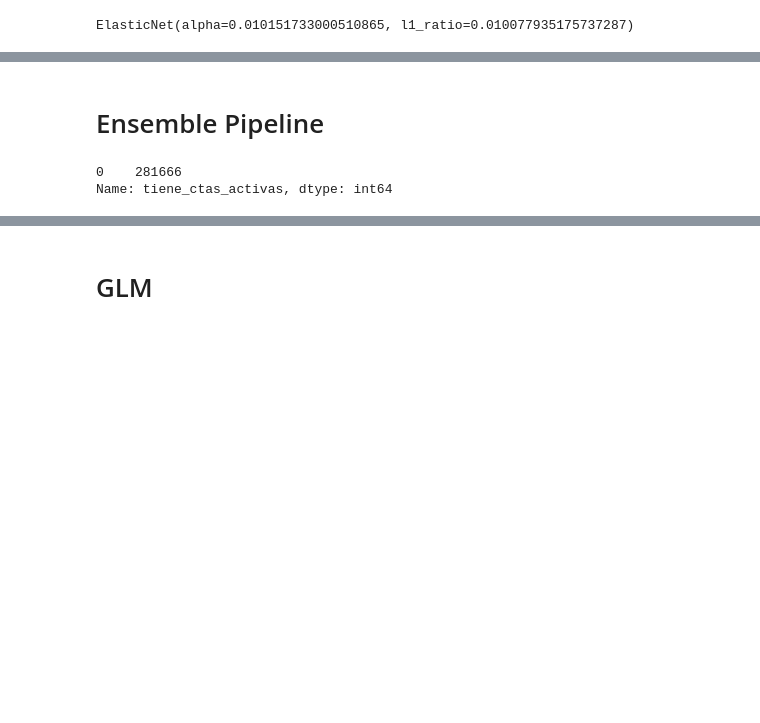
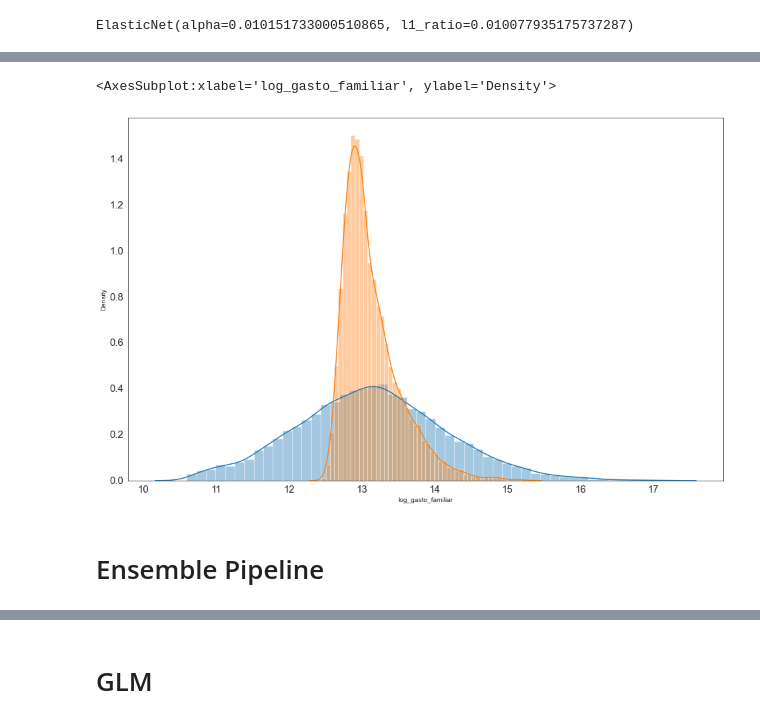
Before and after one commit to abdala9512/bc-dataton, a Jupyter notebook: notebooks/data_exploration_miguel.ipynb, the cells around one changed output, grey strips where cells are left out. Drawn from its saved outputs; the diff is of its cells as text; code cells hidden in the pictures; blank space fills up the shorter version.

```diff
--- a/notebooks/data_exploration_miguel.ipynb
+++ b/notebooks/data_exploration_miguel.ipynb
@@ -607,8 +638,9 @@ fe_dataframe.modeling_dataframe[[ 'edad_2', 'edad', 'total_cupo',
+# %%
+sns.distplot(y_test)
+sns.distplot(ensemble_predictions)
+# %% [output]
+<AxesSubplot:xlabel='log_gasto_familiar', ylabel='Density'>
+[figure, added]
 # %% [markdown]
 # Ensemble Pipeline
-# %%
-test_df['tiene_ctas_activas'].value_counts()
-# %% [output]
-0    281666
-Name: tiene_ctas_activas, dtype: int64
 # %%
```
Also changed, not shown: parts of 74 cells of this notebook, 2 other files.
